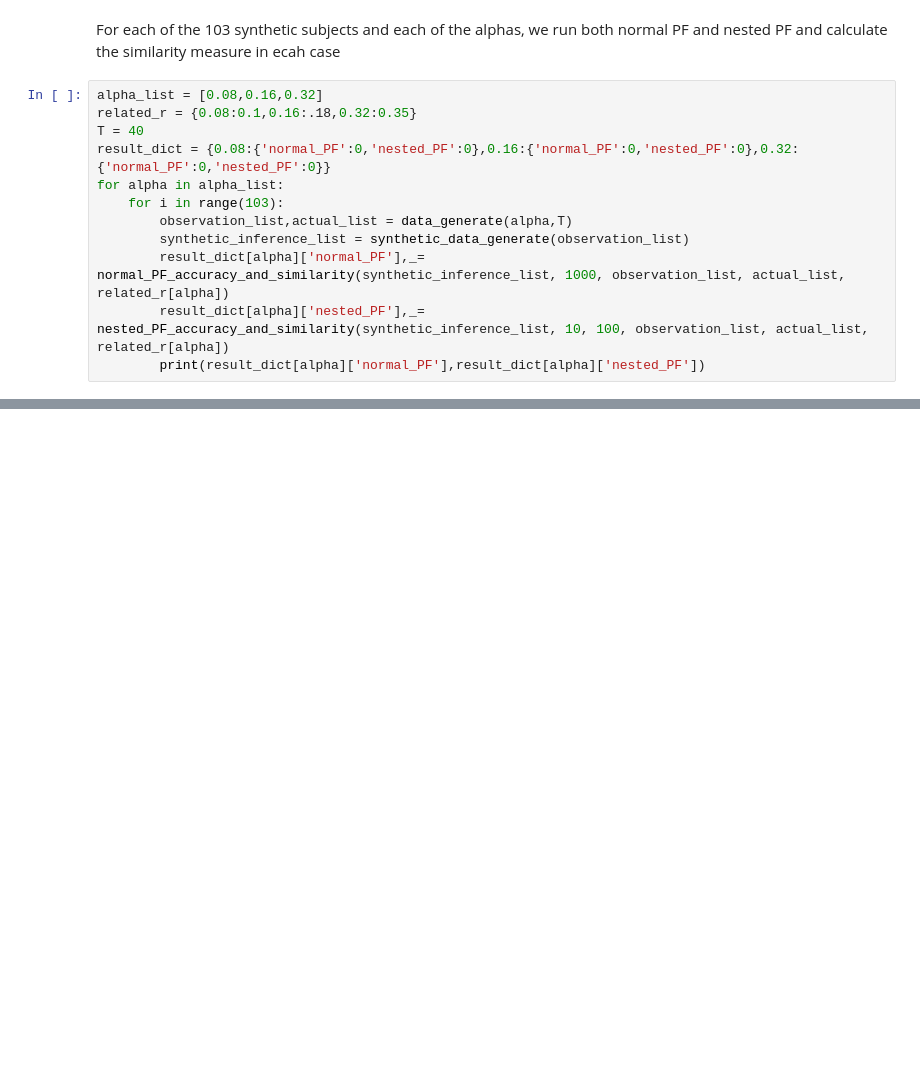
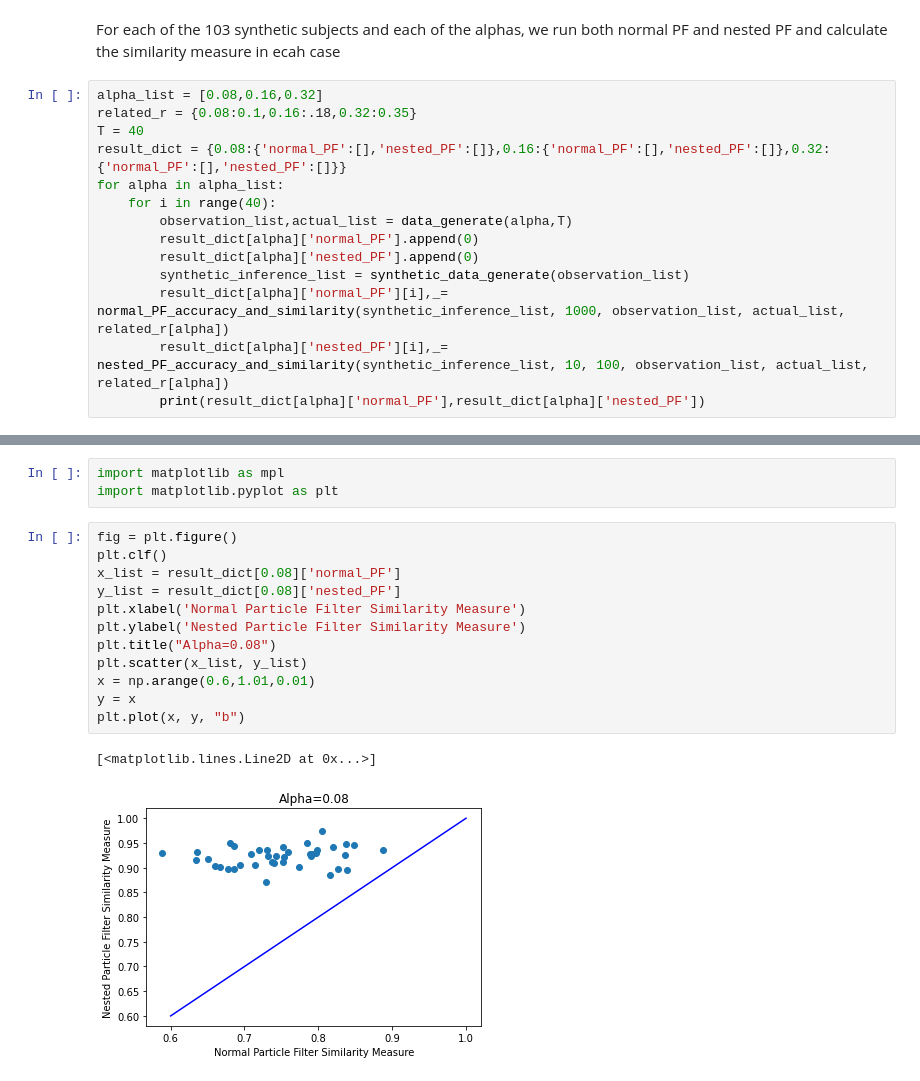
Before and after one commit to snpushpi/6.804-Computational-Cognitive-Science, a Jupyter notebook: Plot_Generator.ipynb, the cells around one changed output, grey strips where cells are left out. Cells and saved outputs as stored; diff of their text form; blank space fills up the shorter version.

```diff
--- a/Plot_Generator.ipynb
+++ b/Plot_Generator.ipynb
@@ -190,11 +190,13 @@ For each of the 103 synthetic subjects and each of the alphas, we run both norma
 alpha_list = [0.08,0.16,0.32]
 related_r = {0.08:0.1,0.16:.18,0.32:0.35}
 T = 40
-result_dict = {0.08:{'normal_PF':0,'nested_PF':0},0.16:{'normal_PF':0,'nested_PF':0},0.32:{'normal_PF':0,'nested_PF':0}}
+result_dict = {0.08:{'normal_PF':[],'nested_PF':[]},0.16:{'normal_PF':[],'nested_PF':[]},0.32:{'normal_PF':[],'nested_PF':[]}}
 for alpha in alpha_list:
-    for i in range(103):
+    for i in range(40):
         observation_list,actual_list = data_generate(alpha,T)
+        result_dict[alpha]['normal_PF'].append(0)
+        result_dict[alpha]['nested_PF'].append(0)
         synthetic_inference_list = synthetic_data_generate(observation_list)
-        result_dict[alpha]['normal_PF'],_= normal_PF_accuracy_and_similarity(synthetic_inference_list, 1000, observation_list, actual_list, related_r[alpha])
-        result_dict[alpha]['nested_PF'],_= nested_PF_accuracy_and_similarity(synthetic_inference_list, 10, 100, observation_list, actual_list, related_r[alpha])
+        result_dict[alpha]['normal_PF'][i],_= normal_PF_accuracy_and_similarity(synthetic_inference_list, 1000, observation_list, actual_list, related_r[alpha])
+        result_dict[alpha]['nested_PF'][i],_= nested_PF_accuracy_and_similarity(synthetic_inference_list, 10, 100, observation_list, actual_list, related_r[alpha])
         print(result_dict[alpha]['normal_PF'],result_dict[alpha]['nested_PF'])
@@ -200,0 +241,18 @@ for alpha in alpha_list:
+# %%
+import matplotlib as mpl
+import matplotlib.pyplot as plt
+# %%
+fig = plt.figure()
+plt.clf()
+x_list = result_dict[0.08]['normal_PF']
+y_list = result_dict[0.08]['nested_PF']
+plt.xlabel('Normal Particle Filter Similarity Measure')
+plt.ylabel('Nested Particle Filter Similarity Measure')
+plt.title("Alpha=0.08")
+plt.scatter(x_list, y_list)
+x = np.arange(0.6,1.01,0.01)
+y = x
+plt.plot(x, y, "b")
+# %% [output]
+[<matplotlib.lines.Line2D at 0x...>]
+[figure, added]
```
Also changed, not shown: parts of 4 cells of this notebook.
